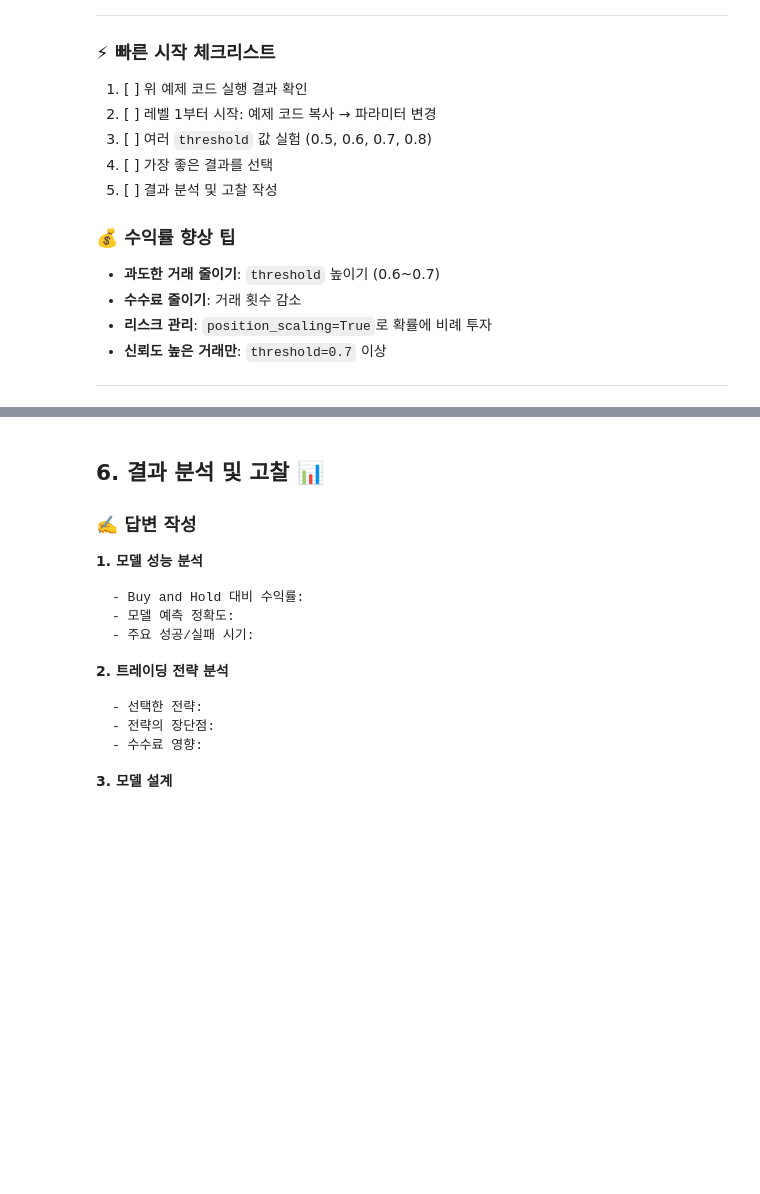
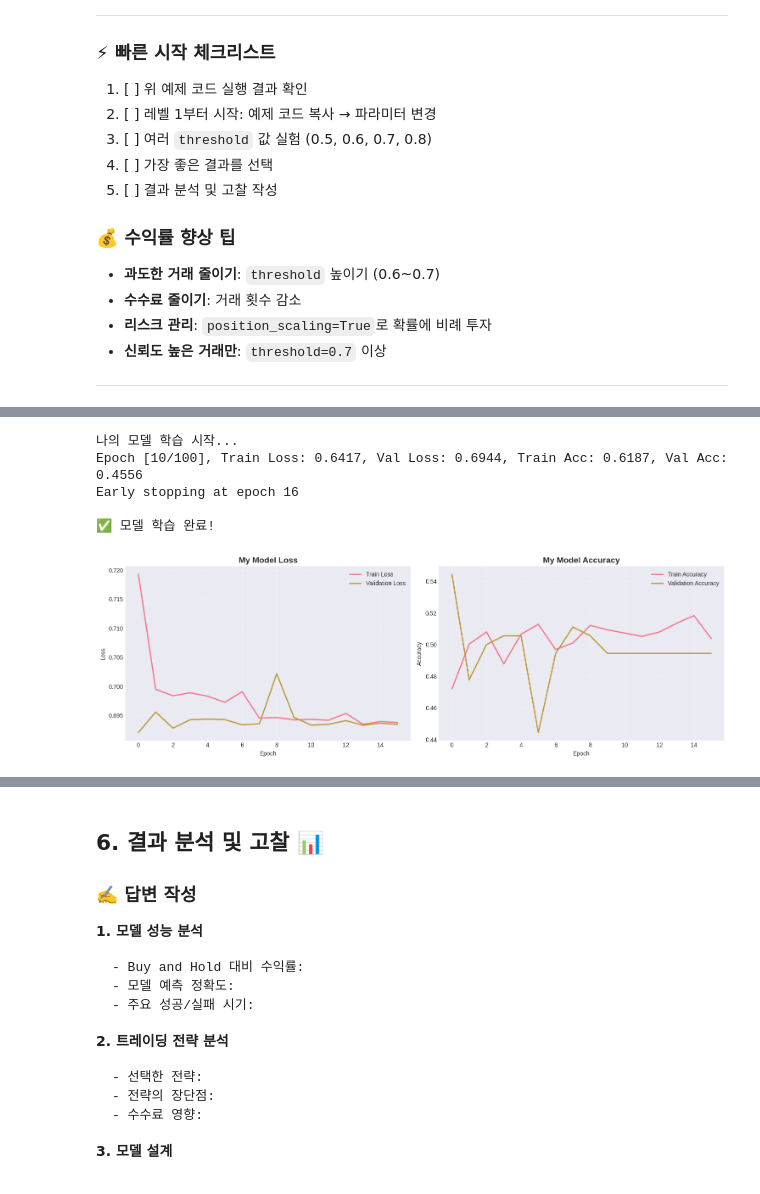
Before and after one commit to tlstkdgus/TimeSeriesForecastingTest, a Jupyter notebook: assignment_notebook.ipynb, the cells around one changed output, grey strips where cells are left out. Drawn from its saved outputs; the diff is of its cells as text; code cells hidden in the pictures; blank space fills up the shorter version.

```diff
--- a/assignment_notebook.ipynb
+++ b/assignment_notebook.ipynb
@@ -921,36 +1050,44 @@ class MyTradingModel(nn.Module):
 # %%
 # TODO: 모델 학습 (주석 해제 후 사용)
 
-# print("나의 모델 학습 시작...")
-# my_history = train_model(
-#     model=my_model,
-#     train_loader=train_loader,
-#     val_loader=val_loader,
-#     epochs=100,
-#     lr=0.001,
-#     patience=15
-# )
-# print("\n✅ 모델 학습 완료!")
+print("나의 모델 학습 시작...")
+my_history = train_model(
+    model=my_model,
+    train_loader=train_loader,
+    val_loader=val_loader,
+    epochs=100,
+    lr=0.0008,
+    patience=15
+ )
+print("\n✅ 모델 학습 완료!")
+# %% [output]
+나의 모델 학습 시작...
+Epoch [10/100], Train Loss: 0.6417, Val Loss: 0.6944, Train Acc: 0.6187, Val Acc: 0.4556
+Early stopping at epoch 16
+
+✅ 모델 학습 완료!
 # %%
 # TODO: 학습 과정 시각화 (선택사항)
 
-# fig, axes = plt.subplots(1, 2, figsize=(15, 5))
-# axes[0].plot(my_history["train_loss"], label="Train Loss", linewidth=2)
-# axes[0].plot(my_history["val_loss"], label="Validation Loss", linewidth=2)
-# axes[0].set_title("My Model Loss", fontsize=14, fontweight="bold")
-# axes[0].set_xlabel("Epoch")
-# axes[0].set_ylabel("Loss")
-# axes[0].legend()
-# axes[0].grid(True, alpha=0.3)
-# axes[1].plot(my_history["train_acc"], label="Train Accuracy", linewidth=2)
-# axes[1].plot(my_history["val_acc"], label="Validation Accuracy", linewidth=2)
-# axes[1].set_title("My Model Accuracy", fontsize=14, fontweight="bold")
-# axes[1].set_xlabel("Epoch")
-# axes[1].set_ylabel("Accuracy")
-# axes[1].legend()
-# axes[1].grid(True, alpha=0.3)
-# plt.tight_layout()
-# plt.show()
+fig, axes = plt.subplots(1, 2, figsize=(15, 5))
+axes[0].plot(my_history["train_loss"], label="Train Loss", linewidth=2)
+axes[0].plot(my_history["val_loss"], label="Validation Loss", linewidth=2)
+axes[0].set_title("My Model Loss", fontsize=14, fontweight="bold")
+axes[0].set_xlabel("Epoch")
+axes[0].set_ylabel("Loss")
+axes[0].legend()
+axes[0].grid(True, alpha=0.3)
+axes[1].plot(my_history["train_acc"], label="Train Accuracy", linewidth=2)
+axes[1].plot(my_history["val_acc"], label="Validation Accuracy", linewidth=2)
+axes[1].set_title("My Model Accuracy", fontsize=14, fontweight="bold")
+axes[1].set_xlabel("Epoch")
+axes[1].set_ylabel("Accuracy")
+axes[1].legend()
+axes[1].grid(True, alpha=0.3)
+plt.tight_layout()
+plt.show()
+# %% [output]
+[figure, added]
 # %%
 # TODO: 예측 및 트레이딩 시뮬레이션 (주석 해제 후 사용)
 
```
Also changed, not shown: parts of 7 cells of this notebook.
